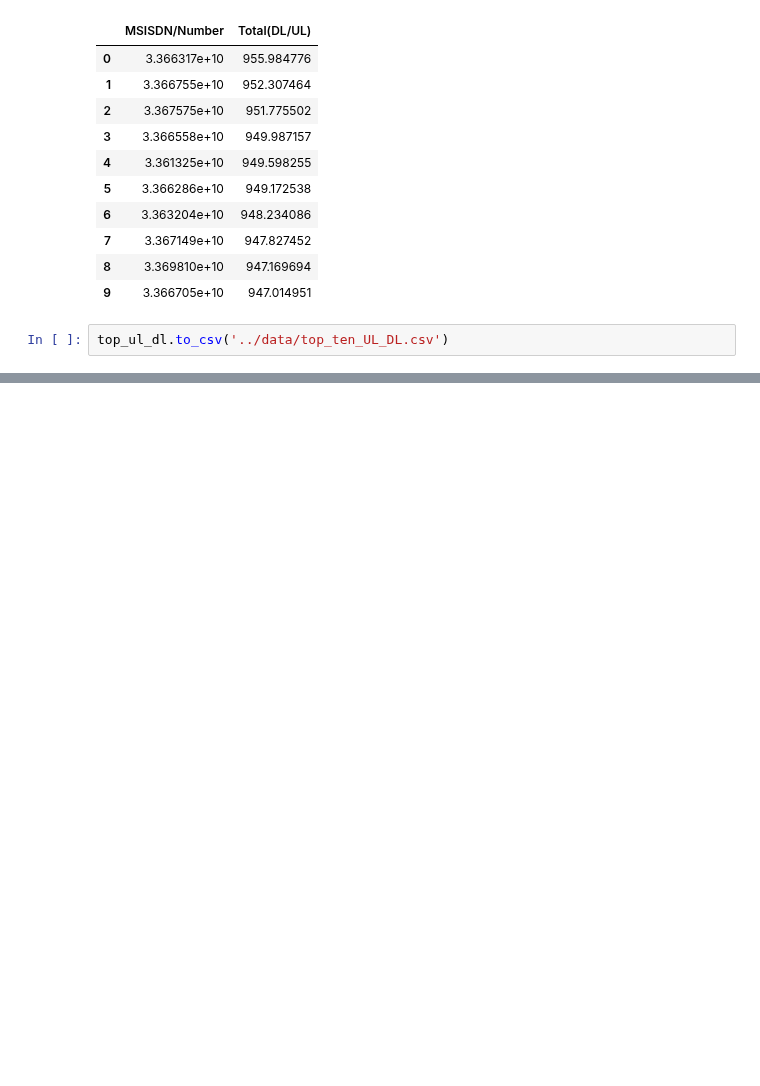
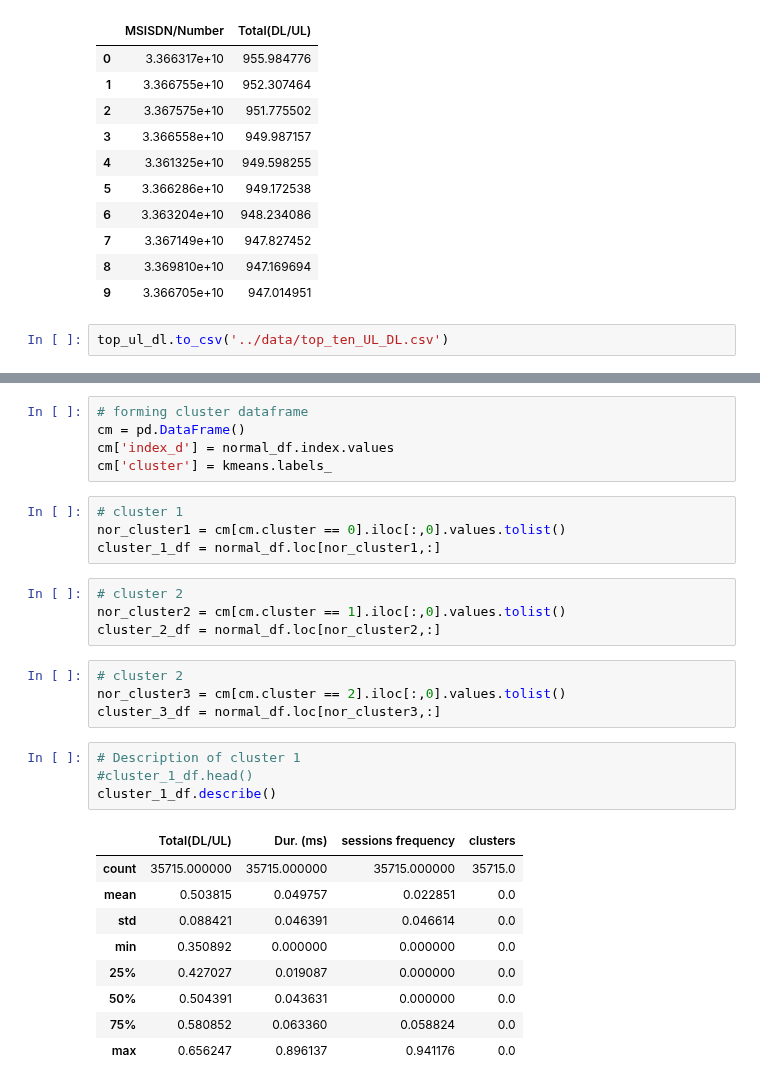
Before and after one commit to nahomHmichael/Telecom-User-Analytics, a Jupyter notebook: notebooks/user_engagement_analysis.ipynb, the cells around one changed output, grey strips where cells are left out. Saved outputs shown, nothing was run; the diff lists cells and outputs as text; blank space fills up the shorter version.

```diff
--- a/notebooks/user_engagement_analysis.ipynb
+++ b/notebooks/user_engagement_analysis.ipynb
@@ -147,0 +319,31 @@ new_df['sessions frequency'] = scaled_values
+# %%
+# forming cluster dataframe
+cm = pd.DataFrame()
+cm['index_d'] = normal_df.index.values
+cm['cluster'] = kmeans.labels_
+# %%
+# cluster 1
+nor_cluster1 = cm[cm.cluster == 0].iloc[:,0].values.tolist()
+cluster_1_df = normal_df.loc[nor_cluster1,:]
+# %%
+# cluster 2
+nor_cluster2 = cm[cm.cluster == 1].iloc[:,0].values.tolist()
+cluster_2_df = normal_df.loc[nor_cluster2,:]
+# %%
+# cluster 2
+nor_cluster3 = cm[cm.cluster == 2].iloc[:,0].values.tolist()
+cluster_3_df = normal_df.loc[nor_cluster3,:]
+# %%
+# Description of cluster 1
+#cluster_1_df.head()
+cluster_1_df.describe()
+# %% [output]
+|  | Total(DL/UL) | Dur. (ms) | sessions frequency | clusters |
+| count | 35715.000000 | 35715.000000 | 35715.000000 | 35715.0 |
+| mean | 0.503815 | 0.049757 | 0.022851 | 0.0 |
+| std | 0.088421 | 0.046391 | 0.046614 | 0.0 |
+| min | 0.350892 | 0.000000 | 0.000000 | 0.0 |
+| 25% | 0.427027 | 0.019087 | 0.000000 | 0.0 |
+| 50% | 0.504391 | 0.043631 | 0.000000 | 0.0 |
+| 75% | 0.580852 | 0.063360 | 0.058824 | 0.0 |
+| max | 0.656247 | 0.896137 | 0.941176 | 0.0 |
```
Also changed, not shown: parts of 44 cells of this notebook.
